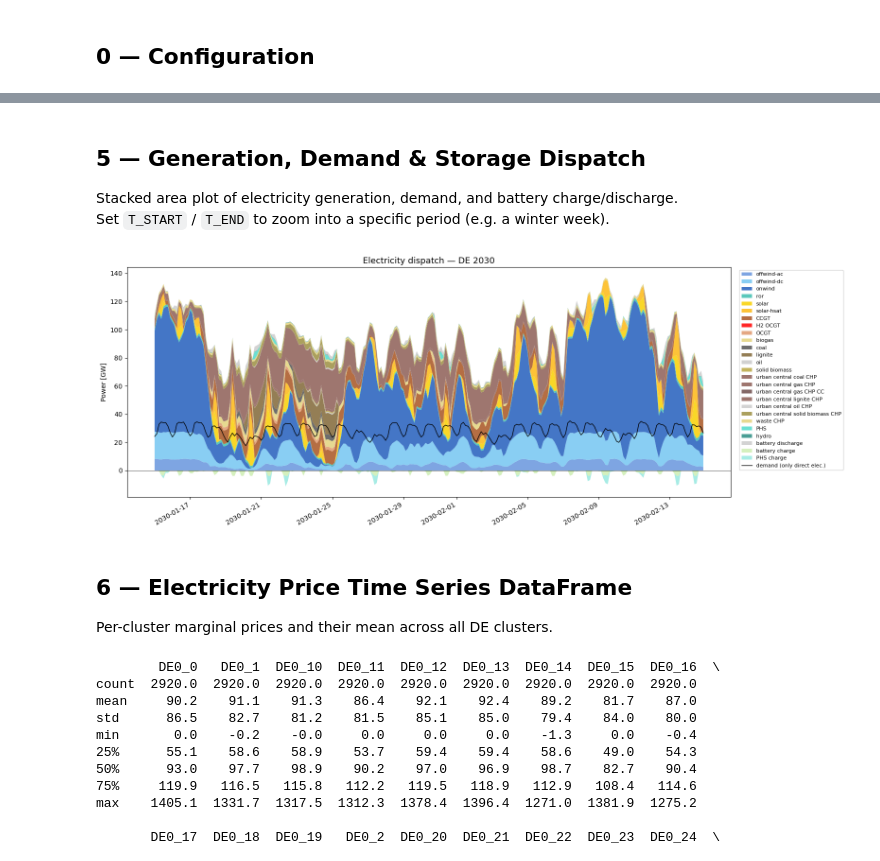
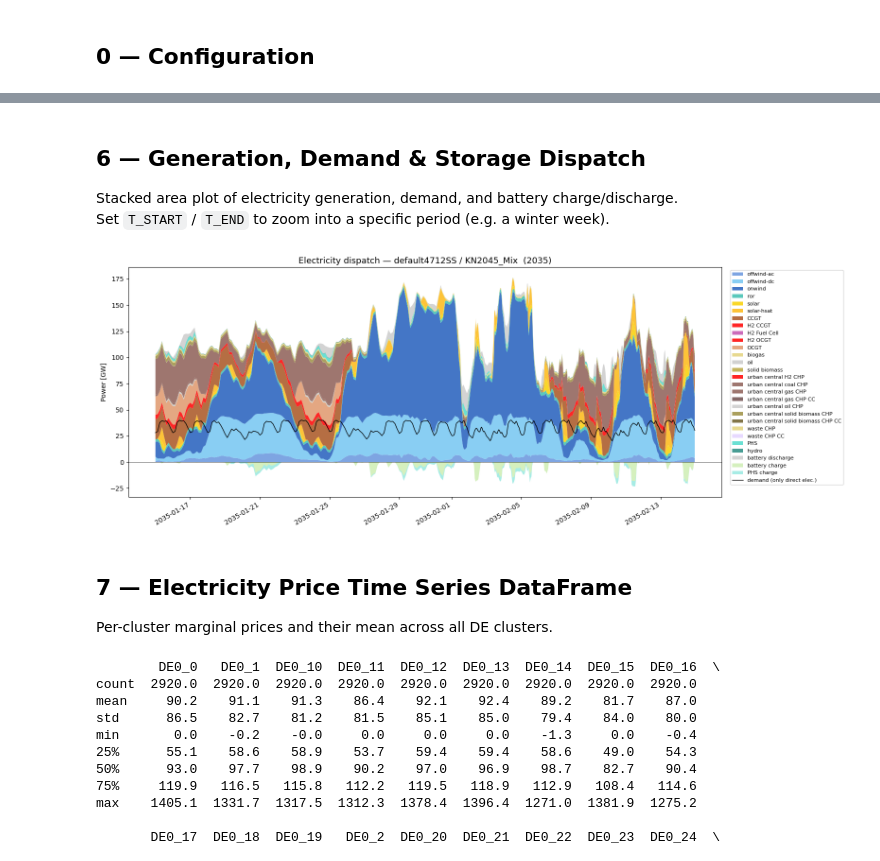
Before and after one commit to FiBe-ie2s/pypsa-de, a Jupyter notebook: thesis/analysis.ipynb, the cells around one changed output, grey strips where cells are left out. Cells and saved outputs as stored; diff of their text form; code cells hidden in the pictures.

```diff
--- a/thesis/analysis.ipynb
+++ b/thesis/analysis.ipynb
@@ -174,0 +120,6 @@ Loaded ariadne / None / 2030  —  1343 buses, 30 DE AC buses, 2920 snapshots
+# %%
+#nw_default_2035 = load(ROOT / r"results\default4712SS\KN2045_Mix\networks\base_s_27__none_2035.nc")
+#nw_default_2030 = load(ROOT / r"results\default4712SS\KN2045_Mix\networks\base_s_27__none_2030.nc")
+nw_fixedcap_2035 = load(ROOT / r"results\test02_fixedcap\KN2045_Mix\networks\base_s_27__none_2035_op.nc")
+nw_test02_custom_map_2035 = load(ROOT / r"results\test02_custom_map\KN2045_Mix\networks\base_s_27__none_2035.nc")
+#nw_ariadne = load(ROOT / r"results\ariadne_technologiemix\base_s_49_lvopt__none_2035.nc")
@@ -174,0 +458,4 @@ Loaded ariadne / None / 2030  —  1343 buses, 30 DE AC buses, 2920 snapshots
+# %%
+n = nw_fixedcap_2035["n"]
+#n.snapshots[n.snapshots.month == 2]        # all snapshots in February
+n.snapshots
@@ -634,14 +611,14 @@ plt.show()
 # %% [markdown]
-## 5 — Generation, Demand & Storage Dispatch
+## 6 — Generation, Demand & Storage Dispatch
 Stacked area plot of electricity generation, demand, and battery charge/discharge.
 Set `T_START` / `T_END` to zoom into a specific period (e.g. a winter week).
 # %%
-globals().update(context(CHOICE))  # self-consistent with current CHOICE (no stale sw/de_*)
-require_fresh(("_prep_choice", "Prepare per-cluster data"))
+analyzed_nw = nw_default_2035          # <- pick the network to analyse in this cell
+globals().update(analyzed_nw)
 
 # ── Time window (set to None for full year) ───────────────────
-T_START = "2030-01-15"#None   # e.g. "2013-01-15"
-T_END   = "2030-02-15"#None   # e.g. "2013-01-29"
+T_START = "2035-01-15"#None   # e.g. "2013-01-15"
+T_END   = "2035-02-15"#None   # e.g. "2013-01-29"
 
 ts = n.snapshots
 # Shift weather-year timestamps to the model planning horizon for display
@@ -672,7 +649,7 @@ batt_charge = n.links_t.p0[batt_ch_links.index].loc[ts_sel].sum(axis=1) / 1e3 if
 batt_discharge = -n.links_t.p1[batt_dis_links.index].loc[ts_sel].sum(axis=1) / 1e3 if len(batt_dis_links) else pd.Series(0, index=ts_sel)
 
 # Link-based dispatchable generation (CHPs, CCGTs, H2 turbines, etc.)
-# Uses the same link_gen_links selection from cell 9
+# link_gen_links comes from the loaded network bundle
 disp_gen_ts = -n.links_t.p1[link_gen_links.index].loc[ts_sel]  # −p1 = delivery to AC bus
 disp_by_carrier = disp_gen_ts.T.groupby(
     n.links.loc[link_gen_links.index, "carrier"]
@@ -689,36 +666,36 @@ fig, ax = plt.subplots(figsize=(16, 6))
 # Stack generation + discharge (positive)
 pos_data = gen_by_carrier.copy()
 for c in disp_by_carrier.columns:
     pos_data[c] = disp_by_carrier[c]
 for c in su_by_carrier.columns:
     pos_data[c] = su_by_carrier[c].clip(lower=0)
 pos_data["battery discharge"] = batt_discharge
 pos_colors = [tech_colors.get(c, "#cccccc") for c in pos_data.columns]
 ax.stackplot(ts_sel_display, pos_data.values.T, labels=pos_data.columns, colors=pos_colors, alpha=0.85)
 
 # Negative: battery charging + pumped-hydro charging
 neg = pd.DataFrame(index=ts_sel)
 neg["battery charge"] = -batt_charge
 for c in su_by_carrier.columns:
     neg_vals = su_by_carrier[c].clip(upper=0)
     if (neg_vals < 0).any():
         neg[c + " charge"] = neg_vals
 neg_colors = [tech_colors.get(c.replace(" charge", ""), "#999999") for c in neg.columns]
 ax.stackplot(ts_sel_display, neg.values.T, colors=neg_colors, alpha=0.5, labels=neg.columns)
 
 # Demand line
 ax.plot(ts_sel_display, elec_load_ts.values, color="k", linewidth=1.0, label="demand (only direct elec.)")
 
 ax.set_ylabel("Power [GW]")
-ax.set_title(f"Electricity dispatch — DE {YEAR}", fontsize=13)
+ax.set_title(f"Electricity dispatch — {TITLE}", fontsize=13)
 ax.legend(loc="upper left", bbox_to_anchor=(1.01, 1), fontsize=8, ncol=1)
 ax.axhline(0, color="k", linewidth=0.5)
 fig.autofmt_xdate()
 plt.tight_layout()
 plt.show()
 # %% [output]
-[figure, old version]
+[figure, new version]
 # %% [markdown]
-## 6 — Electricity Price Time Series DataFrame
+## 7 — Electricity Price Time Series DataFrame
 Per-cluster marginal prices and their mean across all DE clusters.
 # %%
```
Also changed, not shown: parts of 26 cells of this notebook.
